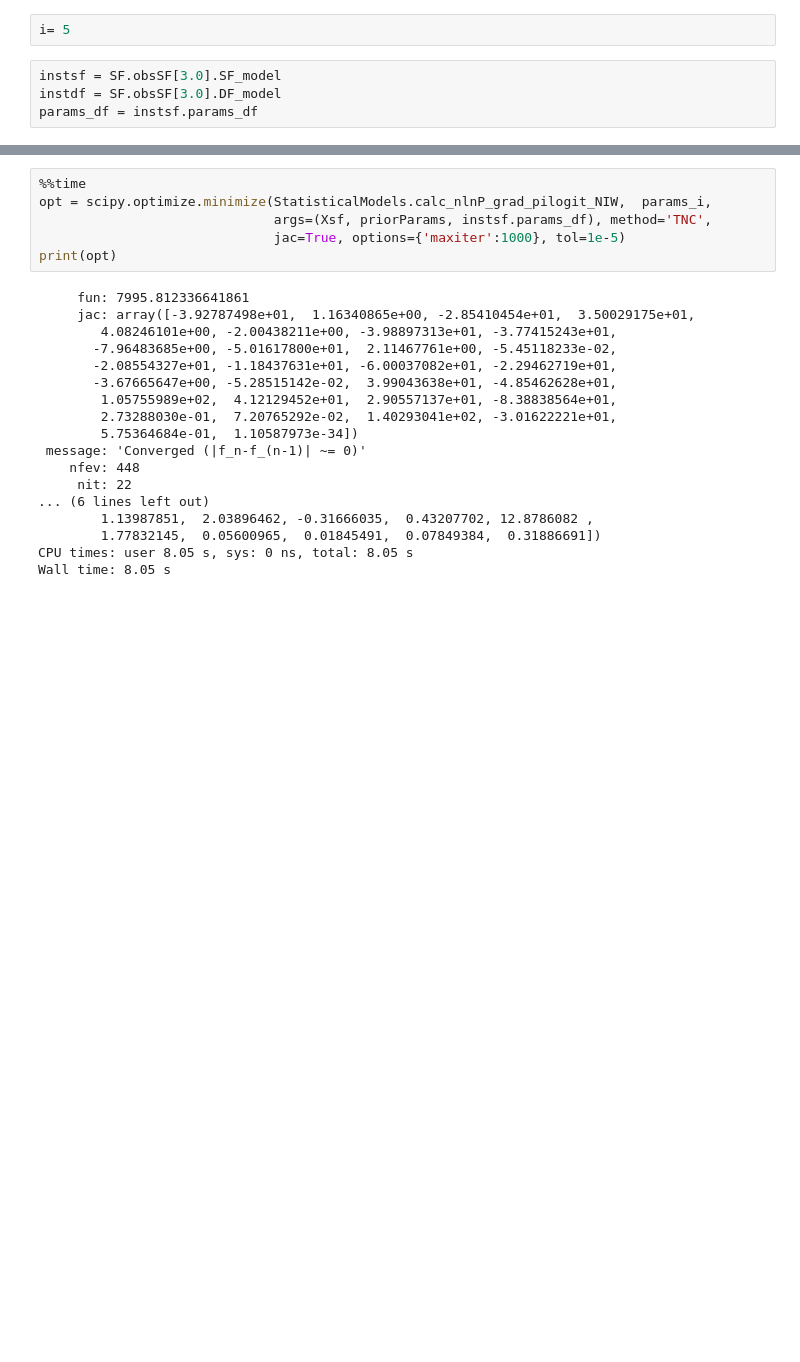
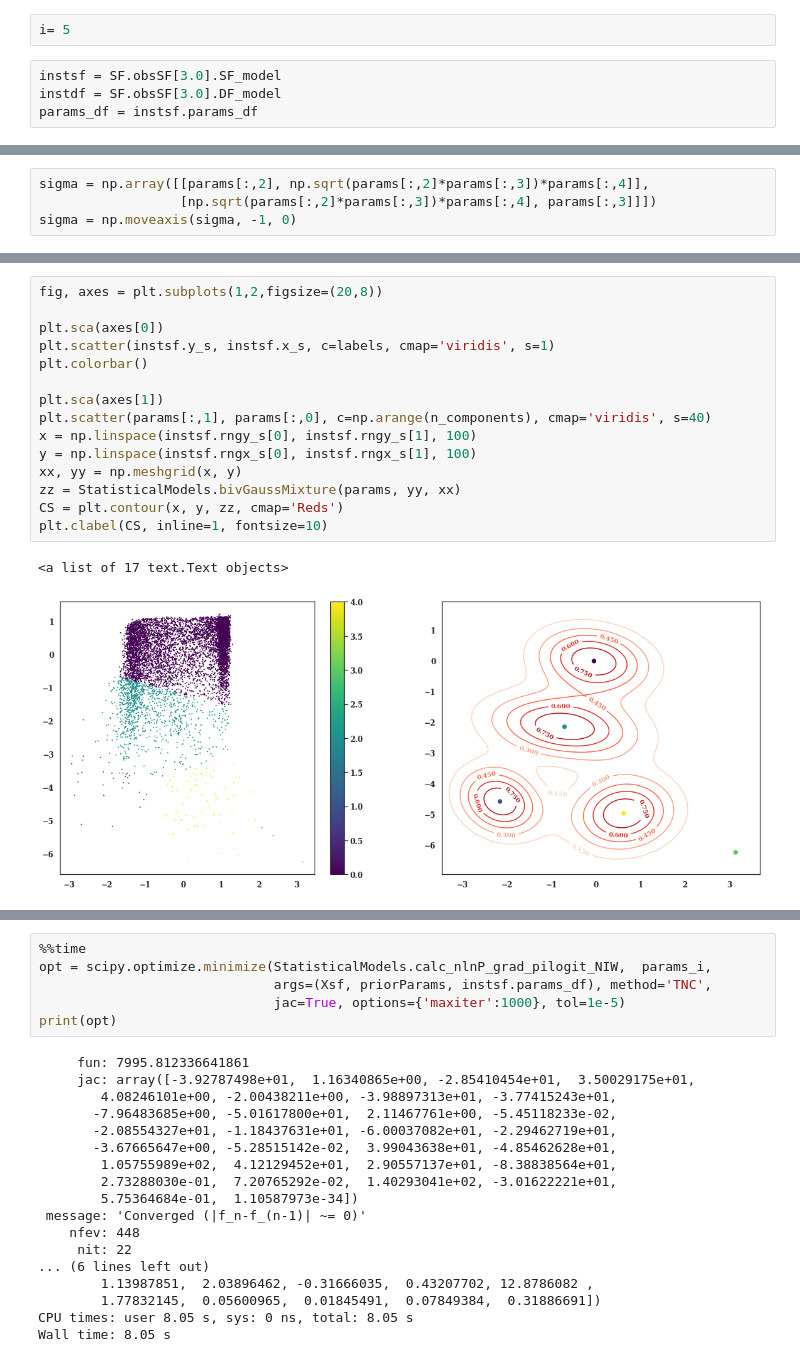
Before and after one commit to aeverall/seestar, a Jupyter notebook: examples/MockSFs.ipynb, the cells around one changed output, grey strips where cells are left out. Drawn from its saved outputs; the diff is of its cells as text; blank space fills up the shorter version.

```diff
--- a/examples/MockSFs.ipynb
+++ b/examples/MockSFs.ipynb
@@ -232,0 +263,4 @@ params_i = params_kms_pilogit
+# %%
+sigma = np.array([[params[:,2], np.sqrt(params[:,2]*params[:,3])*params[:,4]],
+                  [np.sqrt(params[:,2]*params[:,3])*params[:,4], params[:,3]]])
+sigma = np.moveaxis(sigma, -1, 0)
@@ -232,0 +404,18 @@ params_i = params_kms_pilogit
+# %%
+fig, axes = plt.subplots(1,2,figsize=(20,8))
+
+plt.sca(axes[0])
+plt.scatter(instsf.y_s, instsf.x_s, c=labels, cmap='viridis', s=1)
+plt.colorbar()
+
+plt.sca(axes[1])
+plt.scatter(params[:,1], params[:,0], c=np.arange(n_components), cmap='viridis', s=40)
+x = np.linspace(instsf.rngy_s[0], instsf.rngy_s[1], 100)
+y = np.linspace(instsf.rngx_s[0], instsf.rngx_s[1], 100)
+xx, yy = np.meshgrid(x, y)
+zz = StatisticalModels.bivGaussMixture(params, yy, xx)
+CS = plt.contour(x, y, zz, cmap='Reds')
+plt.clabel(CS, inline=1, fontsize=10)
+# %% [output]
+<a list of 17 text.Text objects>
+[figure, added]
```
Also changed, not shown: parts of 60 cells of this notebook, 1 other file.
